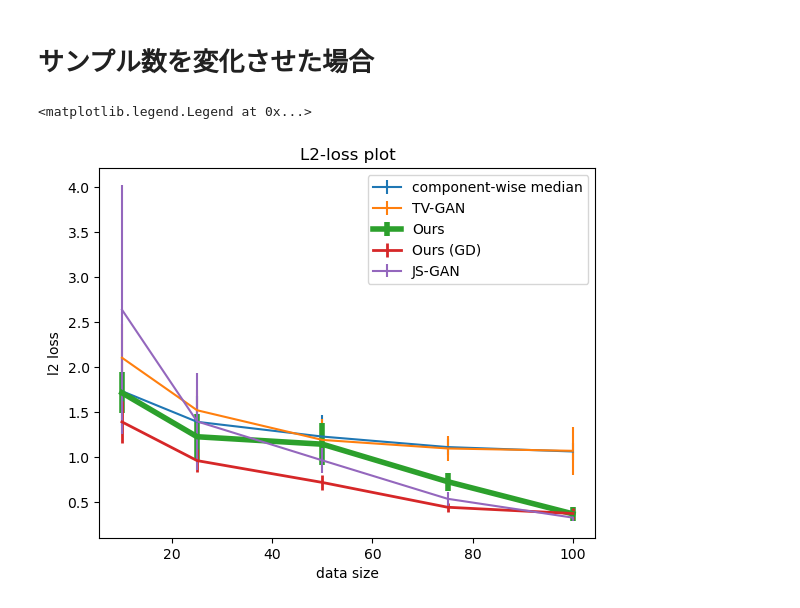
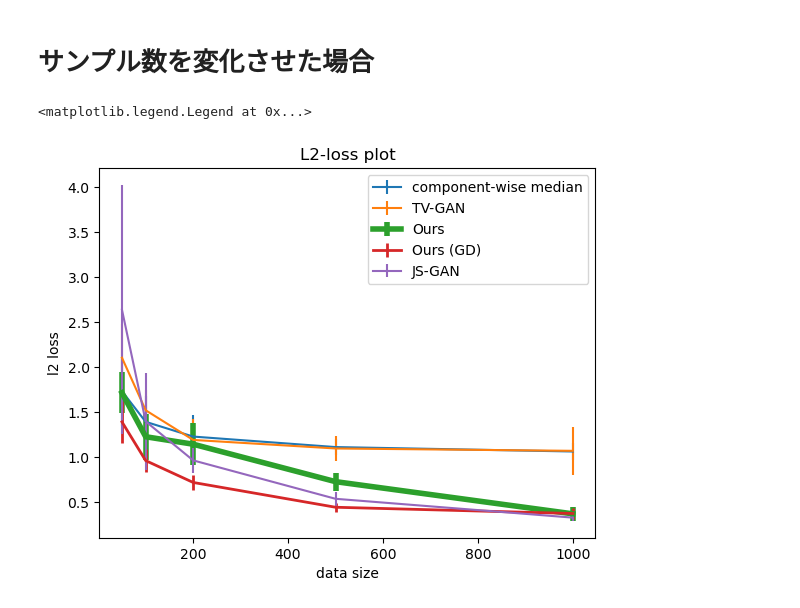
Before and after one commit to monarsan/robust-GAN, a Jupyter notebook: work/main/plot.ipynb, the cells around one changed output. Cells and saved outputs as stored; diff of their text form; code cells hidden in the pictures.

```diff
--- a/work/main/plot.ipynb
+++ b/work/main/plot.ipynb
@@ -142,26 +143,27 @@ plt.legend()
 # %% [markdown]
 # サンプル数を変化させた場合
 # %%
+n = [50, 100, 200, 500, 1000]
 mean_js = [2.6392,1.3966, 0.9633 ,0.5360, 0.3265]
 std_js =  [1.3877,0.5370,0.1383,0.0808,0.0336]
 mean_tv = [2.1050,1.5205, 1.1909, 1.0957, 1.0695]
 std_tv = [0.3763,0.2221,0.2273,0.1390,0.2639]
 mean_cm= np.array([1.7335, 1.3921 ,1.2281 ,1.1113, 1.0620])
 sd_cm = np.array([0.3848,0.2862,0.2435,0.0864,0.0962])
 
 mean_stv = np.array([1.7149, 1.2262, 1.1433, 0.7267, 0.3685])
 std_stv = np.array([0.2295,0.2579,0.2313,0.0997,0.0786])
 mean_gd = np.array([1.39138368, 0.96060705, 0.71785881, 0.4419783 , 0.37253935])
 std_gd = np.array([0.23683325, 0.12404923, 0.08703829, 0.05057876, 0.05627902])
-plt.errorbar(dims, mean_cm, sd_cm, label='component-wise median')
-plt.errorbar(dims, mean_tv, std_tv, label='TV-GAN')
-plt.errorbar(dims, mean_stv, std_stv, label='Ours', lw=4)
-plt.errorbar(dims, mean_gd, std_gd, label='Ours (GD)', lw=2)
-plt.errorbar(dims, mean_js, std_js, label='JS-GAN')
+plt.errorbar(n, mean_cm, sd_cm, label='component-wise median')
+plt.errorbar(n, mean_tv, std_tv, label='TV-GAN')
+plt.errorbar(n, mean_stv, std_stv, label='Ours', lw=4)
+plt.errorbar(n, mean_gd, std_gd, label='Ours (GD)', lw=2)
+plt.errorbar(n, mean_js, std_js, label='JS-GAN')
 plt.title('L2-loss plot')
 plt.xlabel('data size')
 plt.ylabel('l2 loss')
 plt.legend()
 # %% [output]
 <matplotlib.legend.Legend at 0x...>
-[figure, old version]
+[figure, new version]
```
Also changed, not shown: parts of 3 cells of this notebook, 2 other files.
